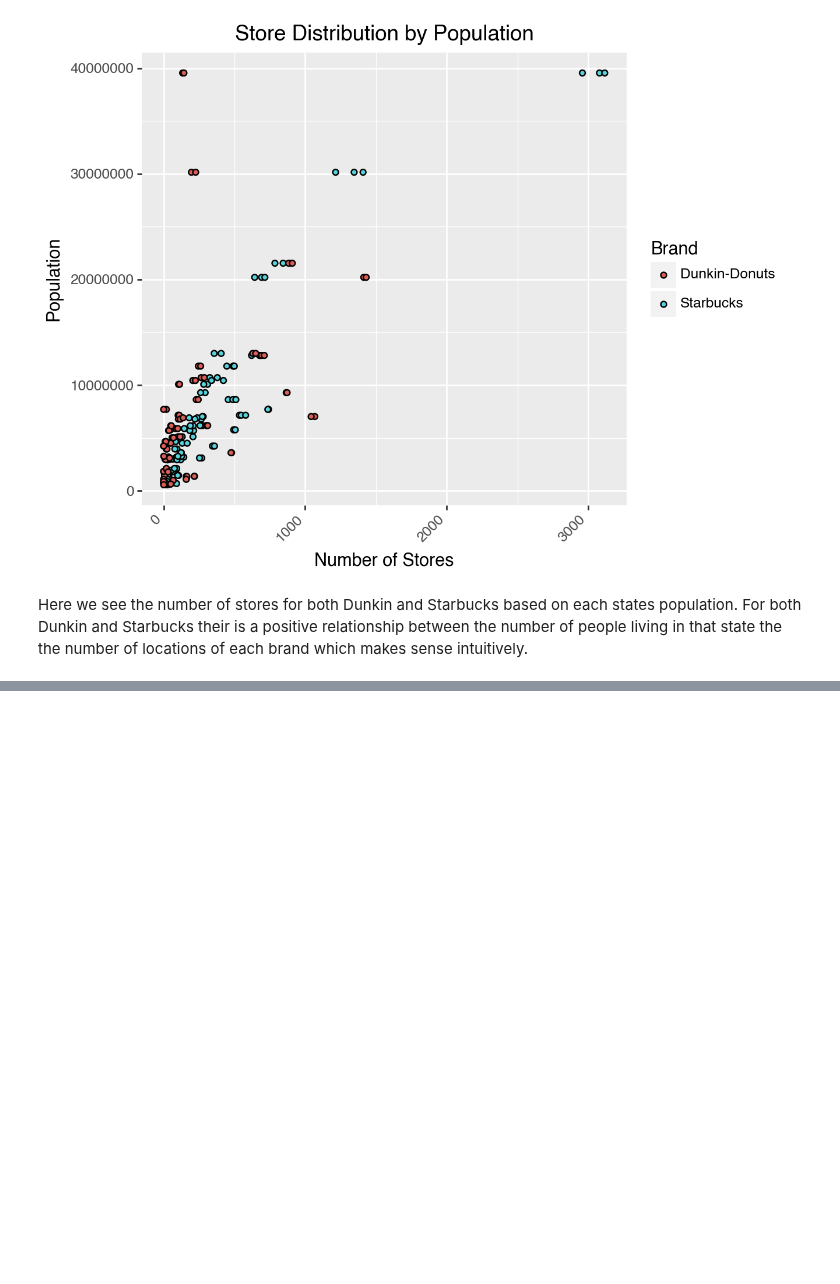
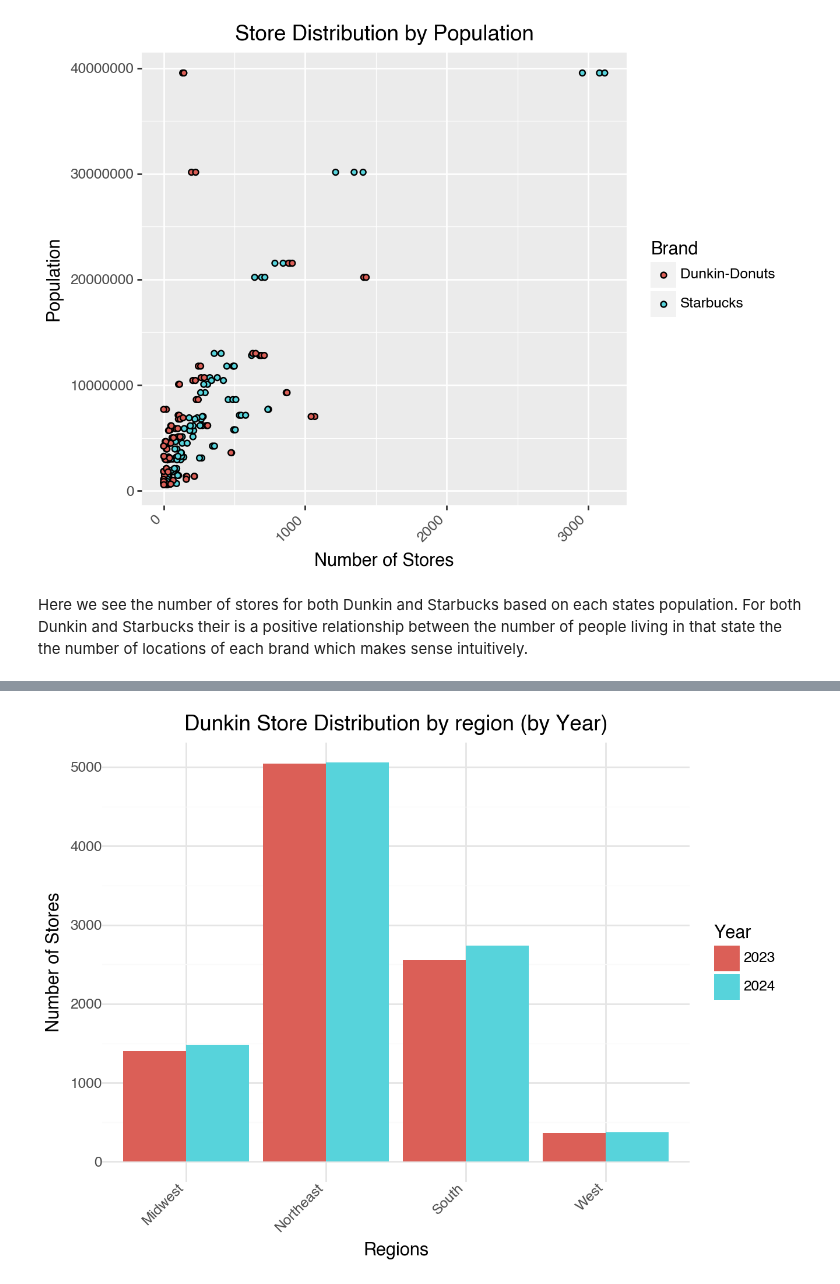
Before and after one commit to EthanSchultz49/GSB-544, a Jupyter notebook: Week_5/Lab 4.ipynb, the cells around one changed output, grey strips where cells are left out. Cells and saved outputs as stored; diff of their text form; code cells hidden in the pictures; blank space fills up the shorter version.

```diff
--- a/Week_5/Lab 4.ipynb
+++ b/Week_5/Lab 4.ipynb
@@ -292,0 +295,3 @@ IndexError: list index out of range
+# %%
+dunkinonly = withpop[(withpop["Brand"]!= "Starbucks") & ((withpop["Year"] == "2023") | (withpop["Year"] == "2024"))]
+summary2 = dunkinonly.groupby(["Year", "Region"]).sum("stores").reset_index()
@@ -292,0 +312,12 @@ IndexError: list index out of range
+# %%
+(
+    ggplot(summary2) +
+    aes(x='Region', y='stores', fill = "Year") +
+    geom_bar(stat='identity', position='dodge') +
+    labs(title='Dunkin Store Distribution by region (by Year)',
+         x='Regions', y='Number of Stores') +
+    theme_minimal() +
+    theme(axis_text_x=element_text(rotation=45, hjust=1))
+)
+# %% [output]
+[figure, added]
```
Also changed, not shown: parts of 17 cells of this notebook, 17 other files.
